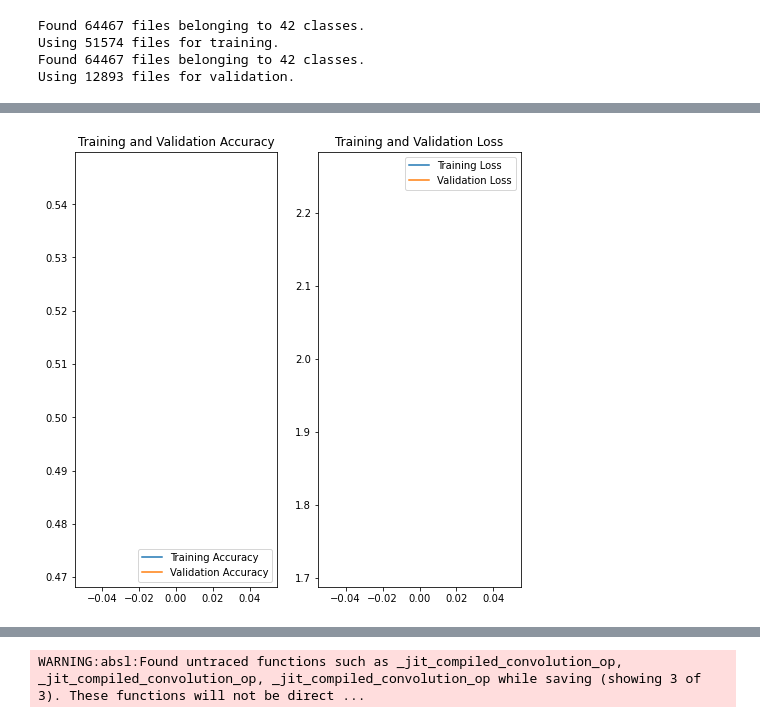
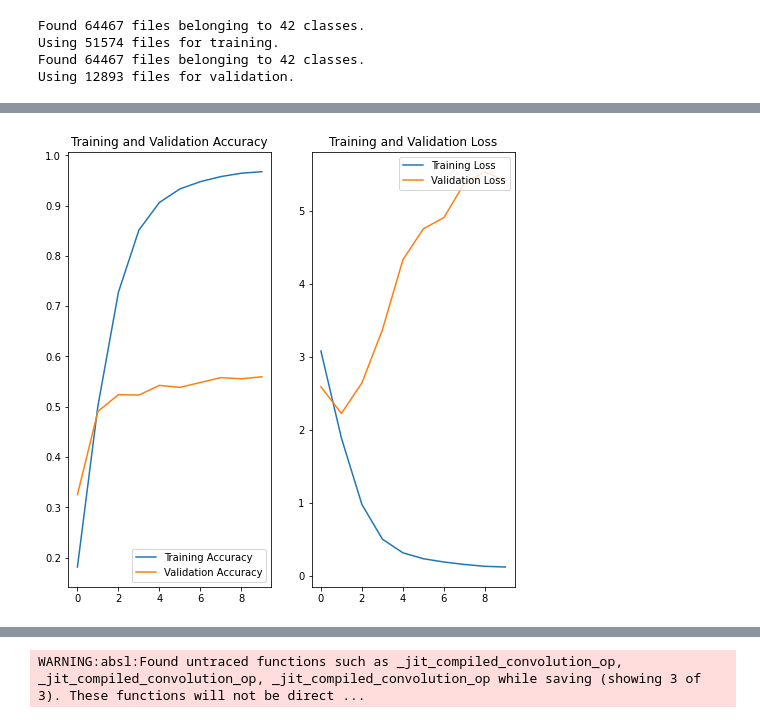
Before and after one commit to michael-doherty/Image-Classification-TF, a Jupyter notebook: train.ipynb, the cells around one changed output, grey strips where cells are left out. Drawn from its saved outputs; the diff is of its cells as text; code cells hidden in the pictures.

```diff
--- a/train.ipynb
+++ b/train.ipynb
@@ -95,25 +114,28 @@ history = model.fit(
 # %%
+epochs=10
 acc = history.history['accuracy']
 val_acc = history.history['val_accuracy']
 
 loss = history.history['loss']
 val_loss = history.history['val_loss']
 
 epochs_range = range(epochs)
 
 plt.figure(figsize=(8, 8))
 plt.subplot(1, 2, 1)
 plt.plot(epochs_range, acc, label='Training Accuracy')
 plt.plot(epochs_range, val_acc, label='Validation Accuracy')
 plt.legend(loc='lower right')
 plt.title('Training and Validation Accuracy')
 
 plt.subplot(1, 2, 2)
 plt.plot(epochs_range, loss, label='Training Loss')
 plt.plot(epochs_range, val_loss, label='Validation Loss')
 plt.legend(loc='upper right')
 plt.title('Training and Validation Loss')
 plt.show()
+
+# Very overfit WIP
 # %% [output]
-[figure, old version]
+[figure, new version]
 # %%
```
Also changed, not shown: parts of 4 cells of this notebook.
